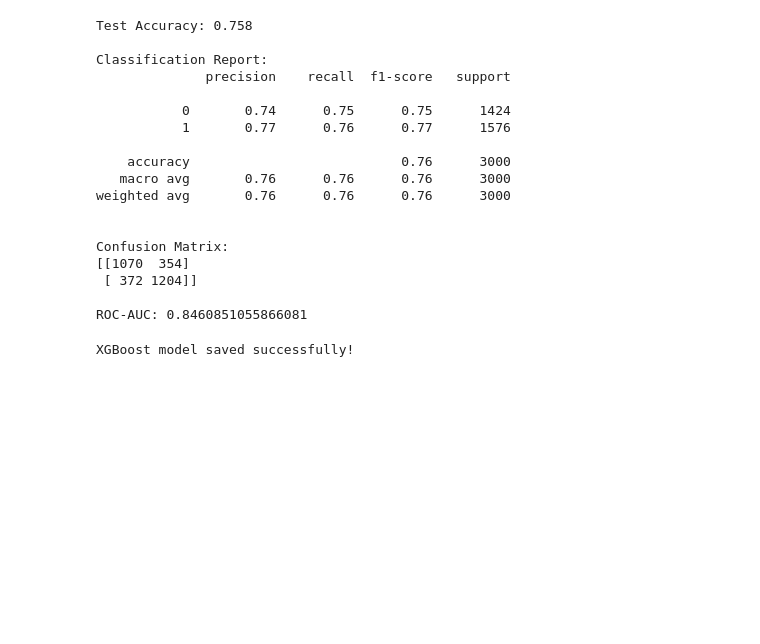
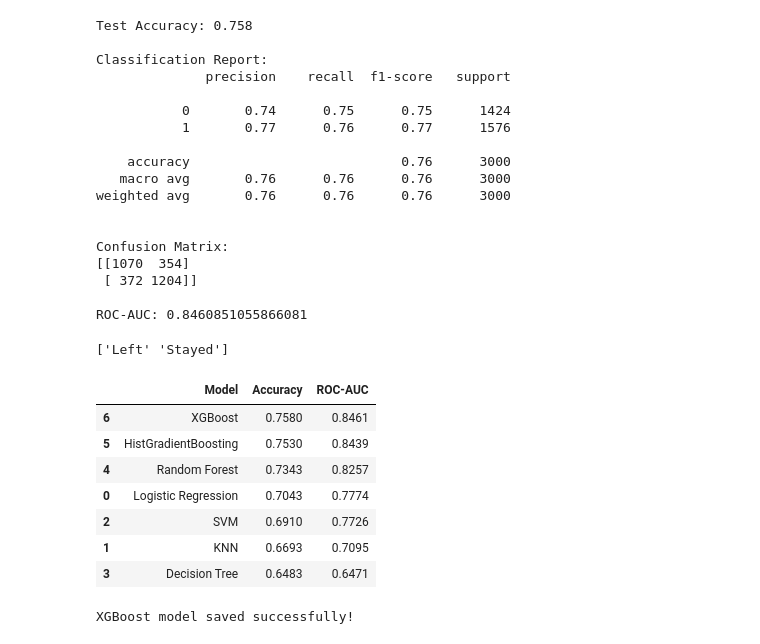
Before and after one commit to DevikaSanthosh24/Employee-Attrition, a Jupyter notebook: Data_cleaning_and_model_training.ipynb, the cells around one changed output. Drawn from its saved outputs; the diff is of its cells as text; code cells hidden in the pictures; blank space fills up the shorter version.

Commit message:
Update training model and input interface

```diff
--- a/Data_cleaning_and_model_training.ipynb
+++ b/Data_cleaning_and_model_training.ipynb
@@ -689,6 +687,54 @@ Confusion Matrix:
  [ 372 1204]]
 
 ROC-AUC: 0.8460851055866081
+# %%
+print(target_encoder.classes_)
+# %% [output]
+['Left' 'Stayed']
+# %%
+model_results = pd.DataFrame({
+    "Model": [
+        "Logistic Regression",
+        "KNN",
+        "SVM",
+        "Decision Tree",
+        "Random Forest",
+        "HistGradientBoosting",
+        "XGBoost"
+    ],
+    "Accuracy": [
+        0.7043,
+        0.6693,
+        0.6910,
+        0.6483,
+        0.7343,
+        0.7530,
+        0.7580
+    ],
+    "ROC-AUC": [
+        0.7774,
+        0.7095,
+        0.7726,
+        0.6471,
+        0.8257,
+        0.8439,
+        0.8461
+    ]
+})
+
+model_results.sort_values(
+    by="ROC-AUC",
+    ascending=False
+)
+# %% [output]
+|  | Model | Accuracy | ROC-AUC |
+| 6 | XGBoost | 0.7580 | 0.8461 |
+| 5 | HistGradientBoosting | 0.7530 | 0.8439 |
+| 4 | Random Forest | 0.7343 | 0.8257 |
+| 0 | Logistic Regression | 0.7043 | 0.7774 |
+| 2 | SVM | 0.6910 | 0.7726 |
+| 1 | KNN | 0.6693 | 0.7095 |
+| 3 | Decision Tree | 0.6483 | 0.6471 |
 # %%
 import joblib
 
```
Also changed, not shown: parts of 13 cells of this notebook, 2 other files.
